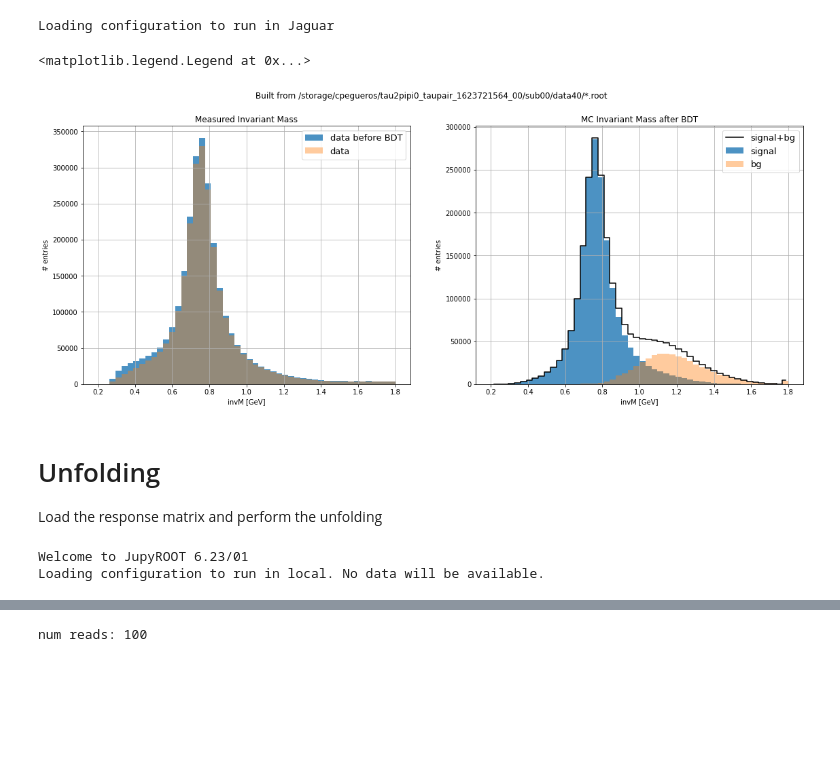
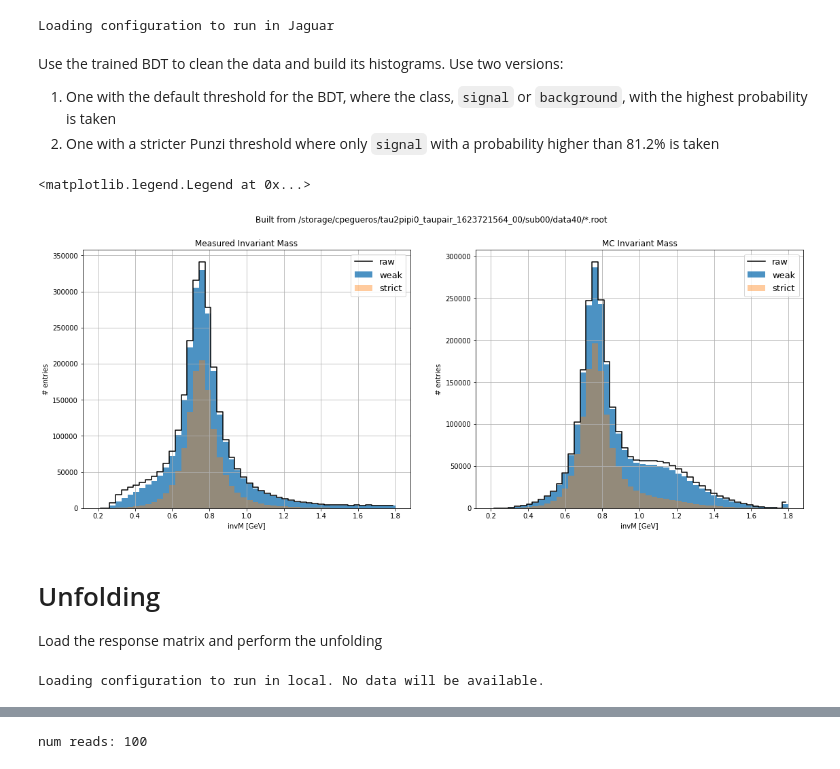
Before and after one commit to peguerosdc/unfolding_benchmark, a Jupyter notebook: tau2pipi0nu_unfolding.ipynb, the cells around one changed output, grey strips where cells are left out. Cells and saved outputs as stored; diff of their text form; code cells hidden in the pictures; blank space fills up the shorter version.

```diff
--- a/tau2pipi0nu_unfolding.ipynb
+++ b/tau2pipi0nu_unfolding.ipynb
@@ -31,7 +31,7 @@ def get_config(is_jaguar=True):
             "workers" : 45,
             "step_size" : "500 MB"
         }
-        config["model_path"] = "/home/cpegueros/bdt/gradient_1626485324.joblib"
+        config["model_path"] = "/home/cpegueros/bdt/gradient_1627111793.joblib"
         config["histograms_path"] = "/home/cpegueros/thesis/tau2pipi0nu_data_to_unfold.pkl"
         config["response_matrix_path"] = "/home/cpegueros/thesis/tau2pipi0nu_response_matrix.pkl"
     else:
@@ -41,7 +41,7 @@ def get_config(is_jaguar=True):
             "workers" : None,
             "step_size" : None
         }
-        config["model_path"] = "/home/peguerosdc/development/thesis/data/gradient_1626485324.joblib"
+        config["model_path"] = "/home/peguerosdc/development/thesis/data/gradient_1627111793.joblib"
         config["histograms_path"] = "/home/peguerosdc/development/thesis/data/tau2pipi0nu_data_to_unfold.pkl"
         config["response_matrix_path"] = "/home/peguerosdc/development/thesis/data/tau2pipi0nu_response_matrix.pkl"
     return config
@@ -53,13 +53,22 @@ Loading configuration to run in Jaguar
 # Amount of bins and histogram limits
 nbins, rmin, rmax = config["hist"]["nbins"], config["hist"]["rmin"], config["hist"]["rmax"]
 
-# Histogram to store the data
+# Histogram to store the raw data
 data_raw_invM = bh.Histogram(bh.axis.Regular(nbins, rmin, rmax))
-data_invM = bh.Histogram(bh.axis.Regular(nbins, rmin, rmax))
-data_invM_mc = bh.Histogram(bh.axis.Regular(nbins, rmin, rmax))
-# to test how good is the BDT
-after_bdt_signal = bh.Histogram(bh.axis.Regular(nbins, rmin, rmax))
-after_bdt_bg = bh.Histogram(bh.axis.Regular(nbins, rmin, rmax))
+data_raw_invM_mc = bh.Histogram(bh.axis.Regular(nbins, rmin, rmax))
+
+# Histogram to store the data after a weak cleaning
+data_weak_invM = bh.Histogram(bh.axis.Regular(nbins, rmin, rmax))
+data_weak_invM_mc = bh.Histogram(bh.axis.Regular(nbins, rmin, rmax))
+
+# Histogram to store the data after a strict cleaning
+data_strict_invM = bh.Histogram(bh.axis.Regular(nbins, rmin, rmax))
+data_strict_invM_mc = bh.Histogram(bh.axis.Regular(nbins, rmin, rmax))
+# %% [markdown]
+Use the trained BDT to clean the data and build its histograms. Use two versions:
+
+1. One with the default threshold for the BDT, where the class, `signal` or `background`, with the highest probability is taken
+2. One with a stricter Punzi threshold where only `signal` with a probability higher than 81.2% is taken
 # %%
 # load the BDT
 bdt = joblib.load(config["model_path"])
@@ -113,31 +112,31 @@ with open(config["histograms_path"], 'wb') as output:
 # %%
 fig, axs = plt.subplots(1, 2, figsize=(19, 7))
 fig.suptitle(f"Built from {config['data']['files']}")
 
 # Plot the histograms of the data before and after BDT
 ax_data = axs[0]
-ax_data.bar(data_raw_invM.axes[0].centers, data_raw_invM.view(), width=data_raw_invM.axes[0].widths, label="data before BDT", alpha=0.8)
-ax_data.bar(data_invM.axes[0].centers, data_invM.view(), width=data_invM.axes[0].widths, label="data", alpha=0.4)
+ax_data.step(data_raw_invM.axes[0].centers, data_raw_invM.view(), color="black", label="raw", where="mid")
+ax_data.bar(data_weak_invM.axes[0].centers, data_weak_invM.view(), width=data_weak_invM.axes[0].widths, label="weak", alpha=0.8)
+ax_data.bar(data_strict_invM.axes[0].centers, data_strict_invM.view(), width=data_strict_invM.axes[0].widths, label="strict", alpha=0.4)
 ax_data.grid()
 ax_data.set_xlabel("invM [GeV]")
 ax_data.set_ylabel("# entries")
 ax_data.set_title("Measured Invariant Mass")
 ax_data.legend(prop={"size": 13})
 
 # Plot the histograms of how signal and bg is distributed after BDT
 ax_eval = axs[1]
-ax_eval.bar(after_bdt_signal.axes[0].centers, after_bdt_signal.view(), width=after_bdt_signal.axes[0].widths, label="signal", alpha=0.8)
-ax_eval.bar(after_bdt_bg.axes[0].centers, after_bdt_bg.view(), width=after_bdt_bg.axes[0].widths, label="bg", alpha=0.4)
-composite = after_bdt_signal + after_bdt_bg
-ax_eval.step(composite.axes[0].centers, composite.view(), color="black", label="signal+bg", where="mid")
+ax_eval.step(data_raw_invM_mc.axes[0].centers, data_raw_invM_mc.view(), color="black", label="raw", where="mid")
+ax_eval.bar(data_weak_invM_mc.axes[0].centers, data_weak_invM_mc.view(), width=data_weak_invM_mc.axes[0].widths, label="weak", alpha=0.8)
+ax_eval.bar(data_strict_invM_mc.axes[0].centers, data_strict_invM_mc.view(), width=data_strict_invM_mc.axes[0].widths, label="strict", alpha=0.4)
 ax_eval.grid()
-ax_eval.set_title("MC Invariant Mass after BDT")
+ax_eval.set_title("MC Invariant Mass")
 ax_eval.set_xlabel("invM [GeV]")
 ax_eval.set_ylabel("# entries")
 ax_eval.legend(prop={"size": 13})
 # %% [output]
 <matplotlib.legend.Legend at 0x...>
-[figure, old version]
+[figure, new version]
 # %% [markdown]
 # Unfolding
 Load the response matrix and perform the unfolding
@@ -153,7 +152,6 @@ from unfolders.svd import SVDBackend
 
 config = get_config(is_jaguar=False)
 # %% [output]
-Welcome to JupyROOT 6.23/01
 Loading configuration to run in local. No data will be available.
 # %%
 # First, load the histograms
```
Also changed, not shown: parts of 9 cells of this notebook, 4 other files.
